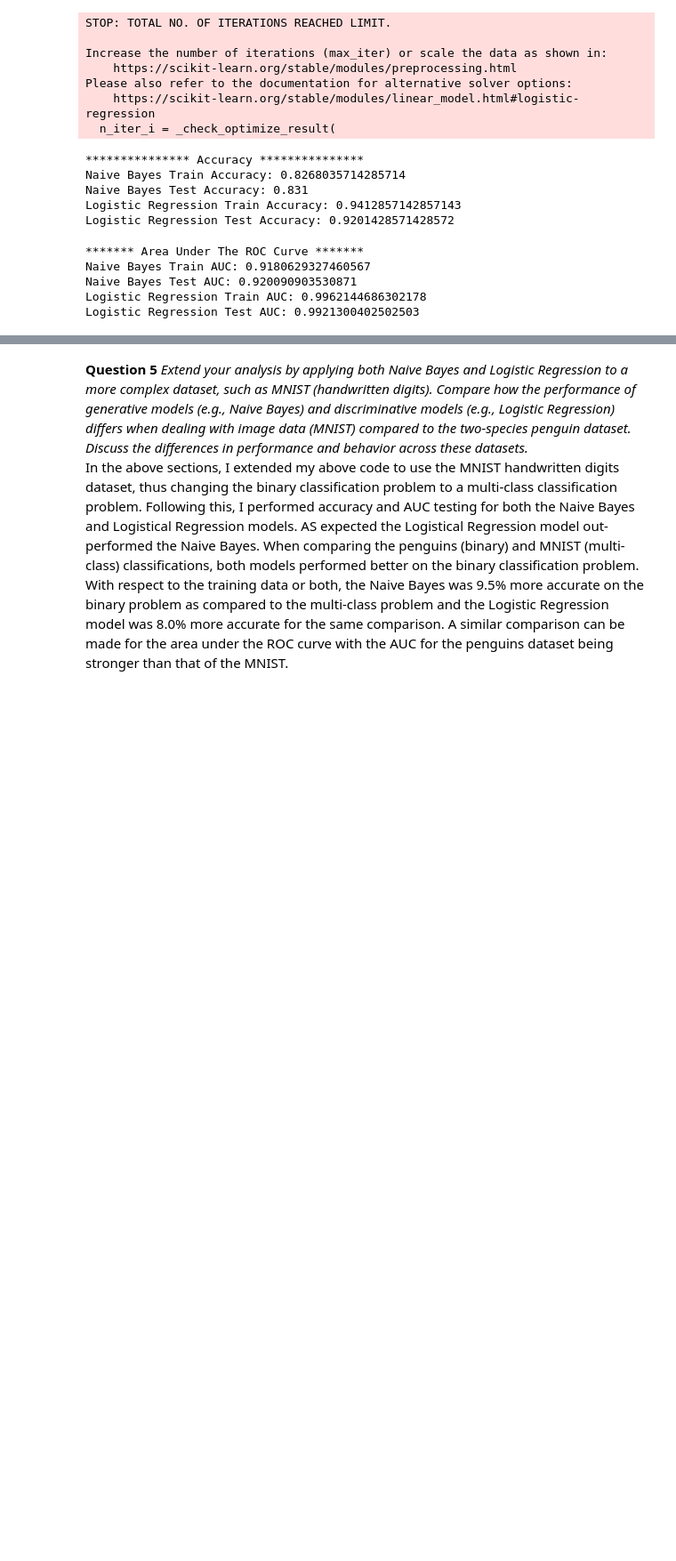
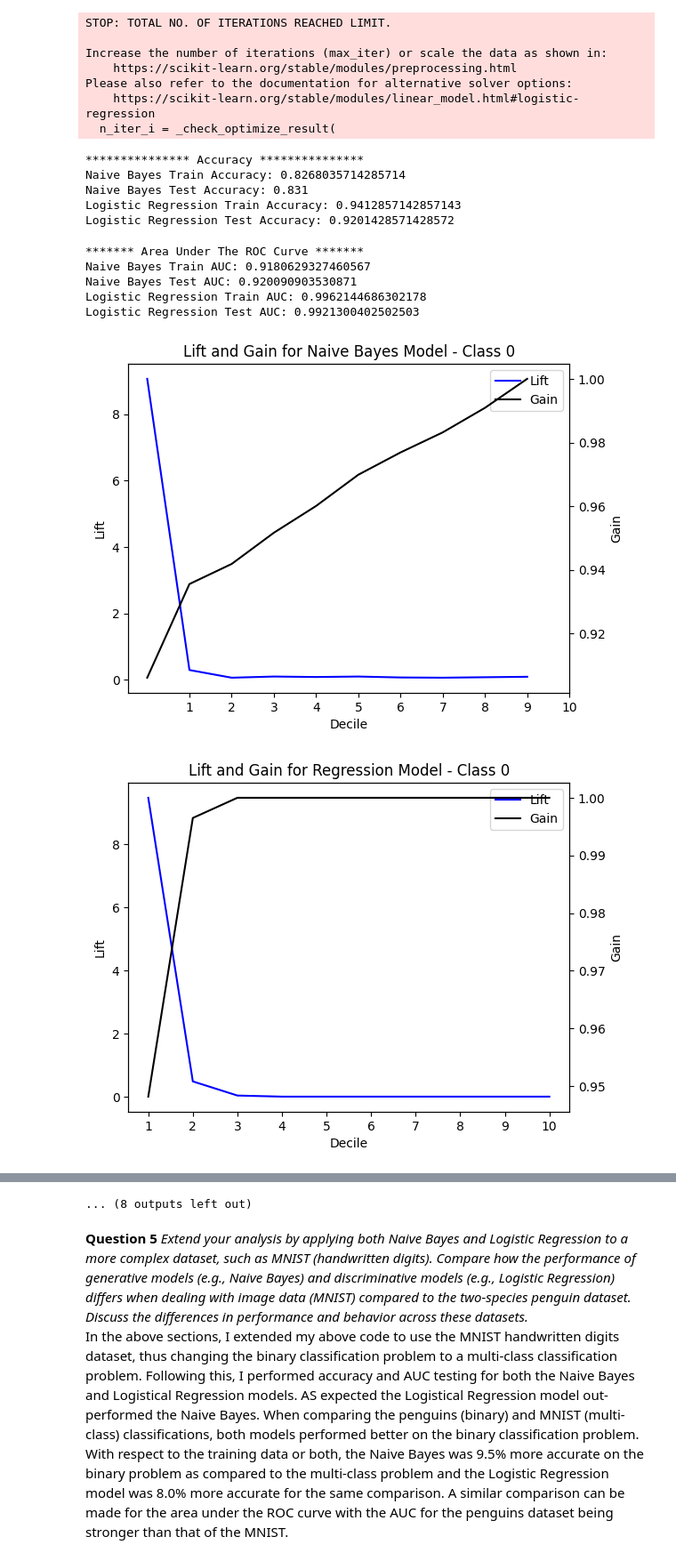
Before and after one commit to wmerry25/CS552-HW2, a Jupyter notebook: DS552_HW2.ipynb, the cells around one changed output, grey strips where cells are left out. Shown at 89% size. Cells and saved outputs as stored; diff of their text form; code cells hidden in the pictures; blank space fills up the shorter version.

Commit message:
Updated Lift and Gain plotting for MNIST

```diff
--- a/DS552_HW2.ipynb
+++ b/DS552_HW2.ipynb
@@ -232,3 +232,69 @@ Naive Bayes Train AUC: 0.9180629327460567
 Naive Bayes Test AUC: 0.920090903530871
 Logistic Regression Train AUC: 0.9962144686302178
 Logistic Regression Test AUC: 0.9921300402502503
+# %%
+for selected_class in range(10):
+  bayes_probabilities = pd.DataFrame({'Prob': y_prob_NBTest[:,selected_class], 'Class Label': (y_test.astype(int) == selected_class).astype(int)})
+  bayes_probabilities = bayes_probabilities.sort_values('Prob',ascending=False)
+  bayes_probabilities['decile'] = bayes_probabilities['Prob'].rank(method='first',ascending=False).apply(lambda x: int(10*(x-1)/len(bayes_probabilities)))
+  total_pos = bayes_probabilities['Class Label'].sum()
+  bayes_mean = bayes_probabilities['Class Label'].mean()
+  bayes_lift = (bayes_probabilities.groupby('decile')['Class Label'].mean().reset_index())
+  bayes_gain = (bayes_probabilities.groupby('decile')['Class Label'].sum().reset_index())
+  bayes_lift.rename(columns={'Class Label':'Avg Positives in Decile'}, inplace = True)
+  bayes_gain.rename(columns={'Class Label':'Positives in Decile'}, inplace = True)
+  bayes_gain['Cumulative Sum'] = bayes_gain['Positives in Decile'].cumsum()
+  bayes_lift['Lift'] = bayes_lift['Avg Positives in Decile']/bayes_mean
+  bayes_gain['Gain'] = bayes_gain['Cumulative Sum']/total_pos
+
+  regression_probabilities = pd.DataFrame({'Prob': y_prob_LRTest[:,selected_class], 'Class Label': (y_test.astype(int) == selected_class).astype(int)})
+  regression_probabilities = regression_probabilities.sort_values('Prob',ascending=False)
+  regression_probabilities['decile'] = pd.qcut(regression_probabilities['Prob'],10,labels=False)
+  regression_probabilities['decile'] = 10 - regression_probabilities['decile']
+  total_pos = regression_probabilities['Class Label'].sum()
+  regression_mean = regression_probabilities['Class Label'].mean()
+  regression_lift = (regression_probabilities.groupby('decile')['Class Label'].mean().reset_index())
+  regression_gain = (regression_probabilities.groupby('decile')['Class Label'].sum().reset_index())
+  regression_lift.rename(columns={'Class Label':'Avg Positives in Decile'}, inplace = True)
+  regression_gain.rename(columns={'Class Label':'Positives in Decile'}, inplace = True)
+  regression_gain['Cumulative Sum'] = regression_gain['Positives in Decile'].cumsum()
+  regression_lift['Lift'] = regression_lift['Avg Positives in Decile']/regression_mean
+  regression_gain['Gain'] = regression_gain['Cumulative Sum']/total_pos
+
+
+  #Bayes
+  fig, ax_lift = plt.subplots()
+  lift_plot = ax_lift.plot(bayes_lift['decile'],bayes_lift['Lift'],'b')
+  ax_lift.set_xlabel("Decile")
+  ax_lift.set_ylabel("Lift")
+  ax_gain=ax_lift.twinx()
+  gain_plot = ax_gain.plot(bayes_gain['decile'],bayes_gain['Gain'],'k')
+  ax_gain.set_ylabel("Gain")
+
+  plots = lift_plot + gain_plot
+  labels = ['Lift', 'Gain']
+
+  ax_lift.legend(plots, labels)
+  plt.title(f"Lift and Gain for Naive Bayes Model - Class {selected_class}")
+  plt.xticks(range(1,11))
+  plt.show()
+
+  #regression
+  fig, ax_lift = plt.subplots()
+  lift_plot = ax_lift.plot(regression_lift['decile'],regression_lift['Lift'],'b')
+  ax_lift.set_xlabel("Decile")
+  ax_lift.set_ylabel("Lift")
+  ax_gain=ax_lift.twinx()
+  gain_plot = ax_gain.plot(regression_gain['decile'],regression_gain['Gain'],'k')
+  ax_gain.set_ylabel("Gain")
+
+  plots = lift_plot + gain_plot
+  labels = ['Lift', 'Gain']
+
+  ax_lift.legend(plots, labels)
+  plt.title(f"Lift and Gain for Regression Model - Class {selected_class}")
+  plt.xticks(range(1,11))
+  plt.show()
+# %% [output]
+[figure, added]
+[figure, added]
@@ -235,3 +311,4 @@ Logistic Regression Test AUC: 0.9921300402502503
+... (8 outputs left out)
 # %% [markdown]
 **Question 5**
 *Extend your analysis by applying both Naive Bayes and Logistic Regression to a more complex dataset, such as MNIST (handwritten digits). Compare how the performance of generative models (e.g., Naive Bayes) and discriminative models (e.g., Logistic Regression) differs when dealing with image data (MNIST) compared to the two-species penguin dataset. Discuss the differences in performance and behavior across these datasets.*\
```
Also changed, not shown: parts of 1 cell of this notebook.
